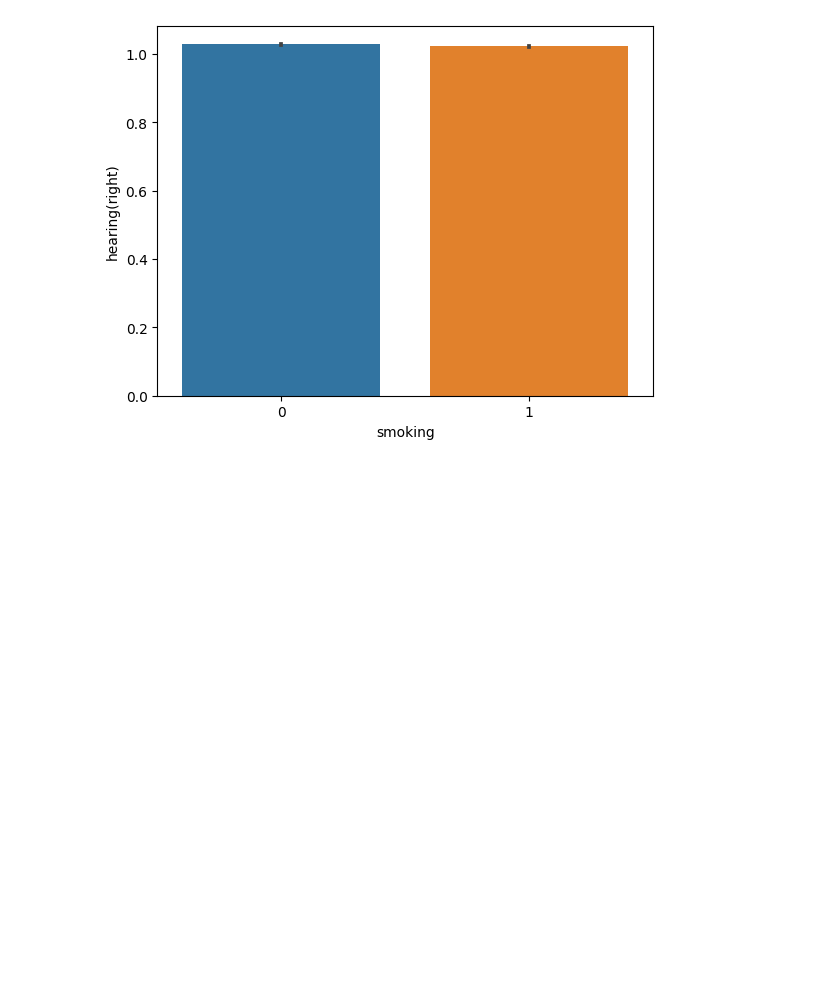
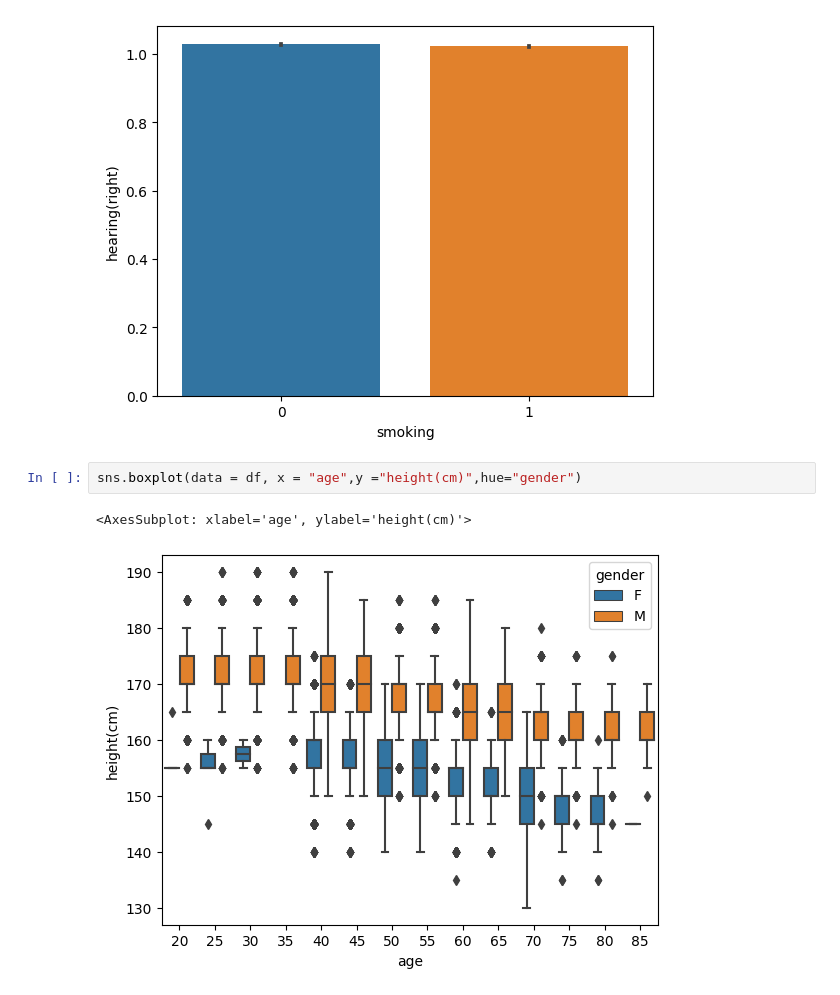
Before and after one commit to Renga1999/Data_Mining_Project_Body_Signal_due_to_smoking, a Jupyter notebook: Team2_python_project.ipynb, the cells around one changed output. Cells and saved outputs as stored; diff of their text form; blank space fills up the shorter version.

```diff
--- a/Team2_python_project.ipynb
+++ b/Team2_python_project.ipynb
@@ -207,3 +212,8 @@ sns.barplot(data = df, y = "hearing(right)", x= "smoking")
 # %% [output]
 <AxesSubplot: xlabel='smoking', ylabel='hearing(right)'>
 [figure]
+# %%
+sns.boxplot(data = df, x = "age",y ="height(cm)",hue="gender")
+# %% [output]
+<AxesSubplot: xlabel='age', ylabel='height(cm)'>
+[figure, added]
```
Also changed, not shown: parts of 13 cells of this notebook.
